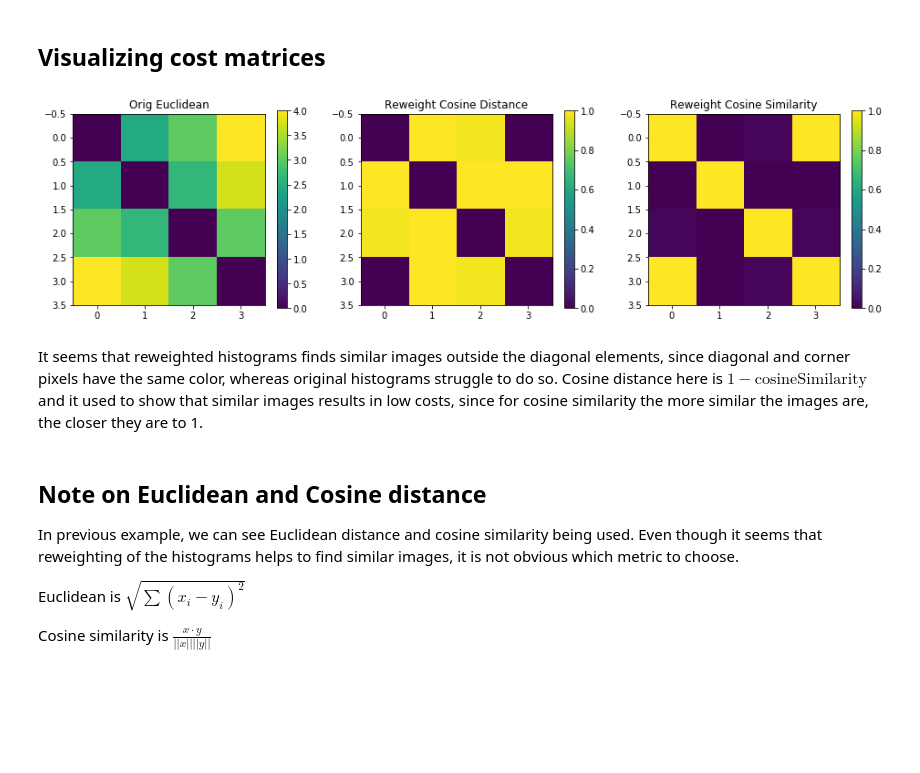
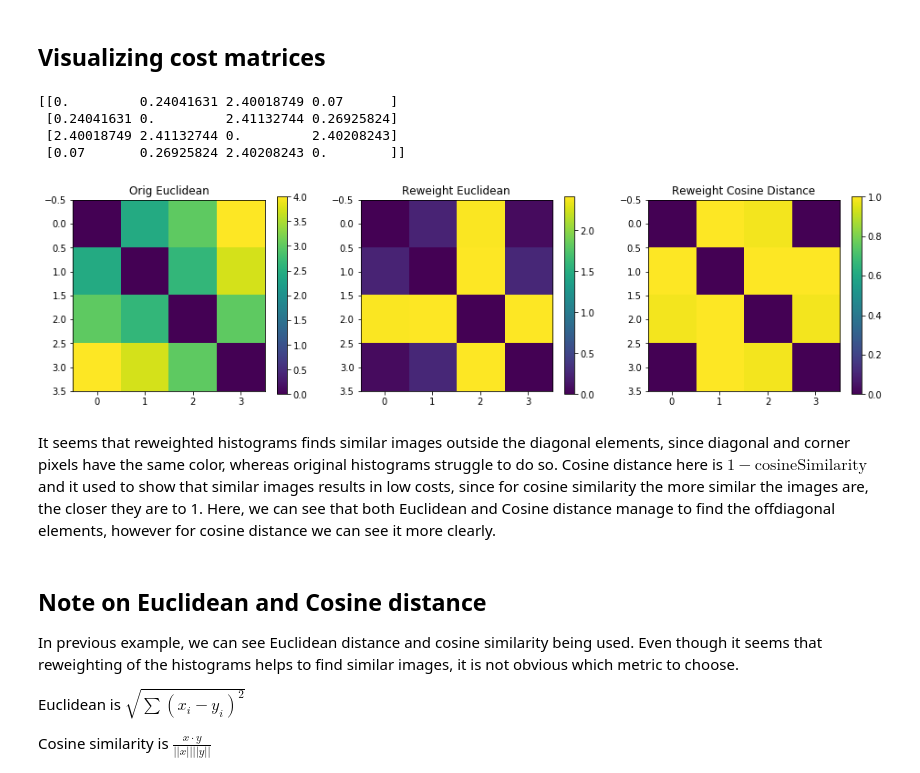
Before and after one commit to ovysotska/in_simple_english, a Jupyter notebook: bag_of_visual_words.ipynb, the cells around one changed output. Drawn from its saved outputs; the diff is of its cells as text; code cells hidden in the pictures; blank space fills up the shorter version.

Commit message:
updated cosine/euclidean cost matrix

```diff
--- a/bag_of_visual_words.ipynb
+++ b/bag_of_visual_words.ipynb
@@ -84,17 +94,24 @@ weighted_hist = np.array([ [0,0.07,0,0,0],
 # %%
 cm_eucl, cm_cos = compute_cost_matrices(histograms)
 cm_eucl_w, cm_cos_w = compute_cost_matrices(weighted_hist)
+
+print(cm_eucl_w)
+
 
 
 fig, ax = plt.subplots(1,3, figsize=(16,4));
 
 plotCostMatrix(ax[0], cm_eucl, "Orig Euclidean")
-plotCostMatrix(ax[1], 1- cm_cos_w, "Reweight Cosine Distance")
-plotCostMatrix(ax[2], cm_cos_w, "Reweight Cosine Similarity")
+plotCostMatrix(ax[1], cm_eucl_w, "Reweight Euclidean")
+plotCostMatrix(ax[2], 1- cm_cos_w, "Reweight Cosine Distance")
 # %% [output]
+[[0.         0.24041631 2.40018749 0.07      ]
+ [0.24041631 0.         2.41132744 0.26925824]
+ [2.40018749 2.41132744 0.         2.40208243]
+ [0.07       0.26925824 2.40208243 0.        ]]
-[figure, old version]
+[figure, new version]
 # %% [markdown]
-It seems that reweighted histograms finds similar images outside the diagonal elements, since diagonal and corner pixels have the same color, whereas original histograms struggle to do so. Cosine distance here is $1- \mathrm{cosineSimilarity}$ and it used to show that similar images results in low costs, since for cosine similarity the more similar the images are, the closer they are to 1.
+It seems that reweighted histograms finds similar images outside the diagonal elements, since diagonal and corner pixels have the same color, whereas original histograms struggle to do so. Cosine distance here is $1- \mathrm{cosineSimilarity}$ and it used to show that similar images results in low costs, since for cosine similarity the more similar the images are, the closer they are to 1. Here, we can see that both Euclidean and Cosine distance manage to find the offdiagonal elements, however for cosine distance we can see it more clearly.
 # %% [markdown]
 ## Note on Euclidean and Cosine distance
 In previous example, we can see Euclidean distance and cosine similarity being used.
```
Also changed, not shown: parts of 1 cell of this notebook, 2 other files.
